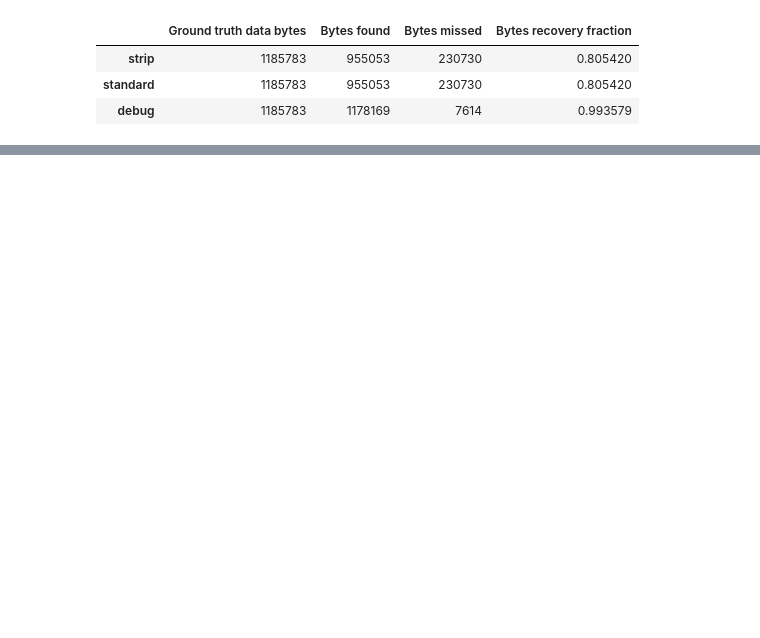
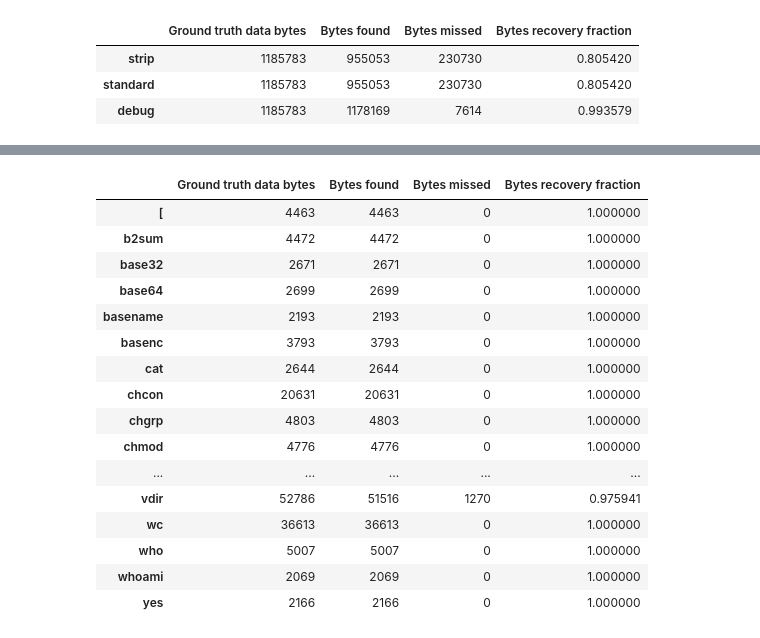
Before and after one commit to jace-kline/thesis, a Jupyter notebook: notebooks/coreutils_metrics.ipynb, the cells around one changed output, grey strips where cells are left out. Saved outputs shown, nothing was run; the diff lists cells and outputs as text; code cells hidden in the pictures; blank space fills up the shorter version.

```diff
--- a/notebooks/coreutils_metrics.ipynb
+++ b/notebooks/coreutils_metrics.ipynb
@@ -715,3 +694,24 @@ display(get_opts_array_comparisons_summary_table())
 # for record in overlapped:
 #     print(record.get_varnode().get_var().get_parent_function().get_name())
 # print(overlapped)
+# %%
+# display(get_table_from_group(varnodes_group, strip_opts))
+display(get_table_from_group(bytes_group, debug_opts))
+# %% [output]
+|  | Ground truth data bytes | Bytes found | Bytes missed | Bytes recovery fraction |
+| [ | 4463 | 4463 | 0 | 1.000000 |
+| b2sum | 4472 | 4472 | 0 | 1.000000 |
+| base32 | 2671 | 2671 | 0 | 1.000000 |
+| base64 | 2699 | 2699 | 0 | 1.000000 |
+| basename | 2193 | 2193 | 0 | 1.000000 |
+| basenc | 3793 | 3793 | 0 | 1.000000 |
+| cat | 2644 | 2644 | 0 | 1.000000 |
+| chcon | 20631 | 20631 | 0 | 1.000000 |
+| chgrp | 4803 | 4803 | 0 | 1.000000 |
+| chmod | 4776 | 4776 | 0 | 1.000000 |
+| ... | ... | ... | ... | ... |
+| vdir | 52786 | 51516 | 1270 | 0.975941 |
+| wc | 36613 | 36613 | 0 | 1.000000 |
+| who | 5007 | 5007 | 0 | 1.000000 |
+| whoami | 2069 | 2069 | 0 | 1.000000 |
+| yes | 2166 | 2166 | 0 | 1.000000 |
```
Also changed, not shown: parts of 1 cell of this notebook, 1 other file.
